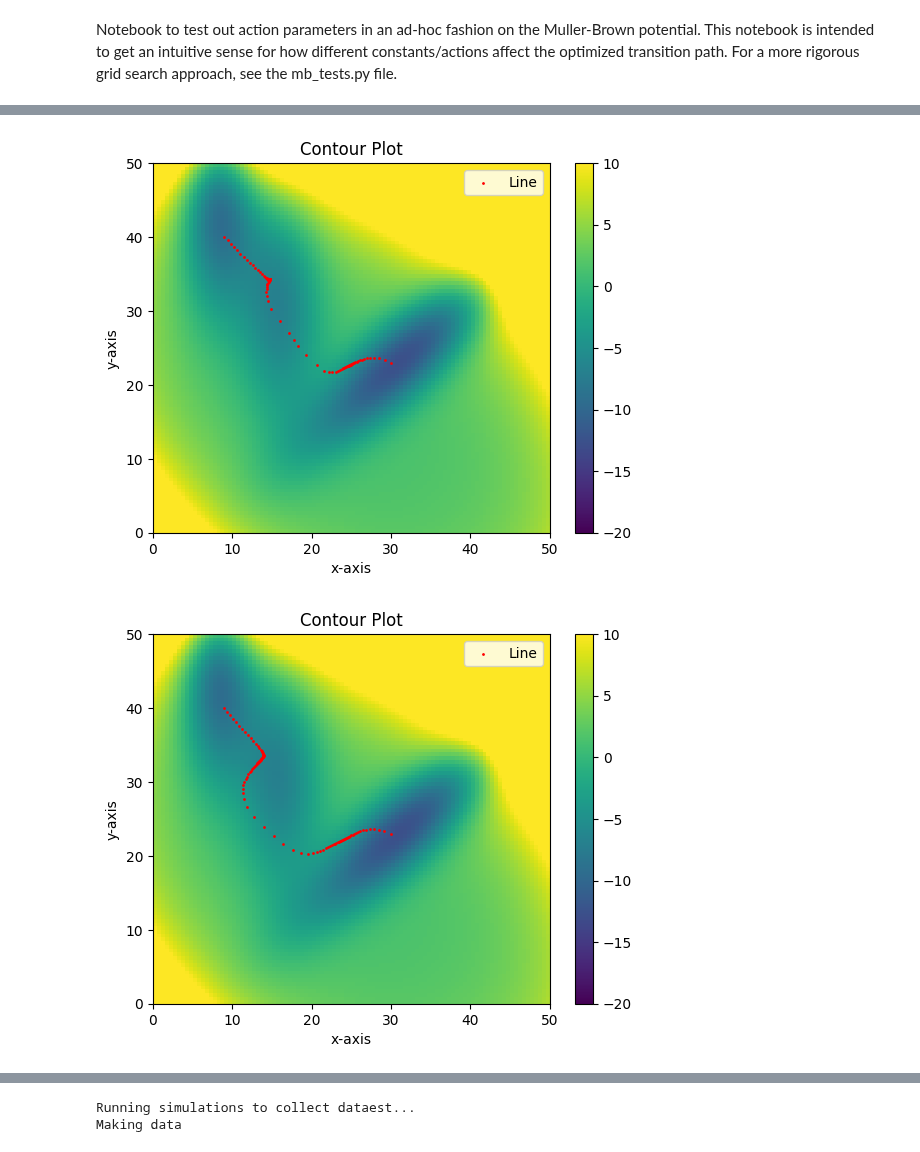
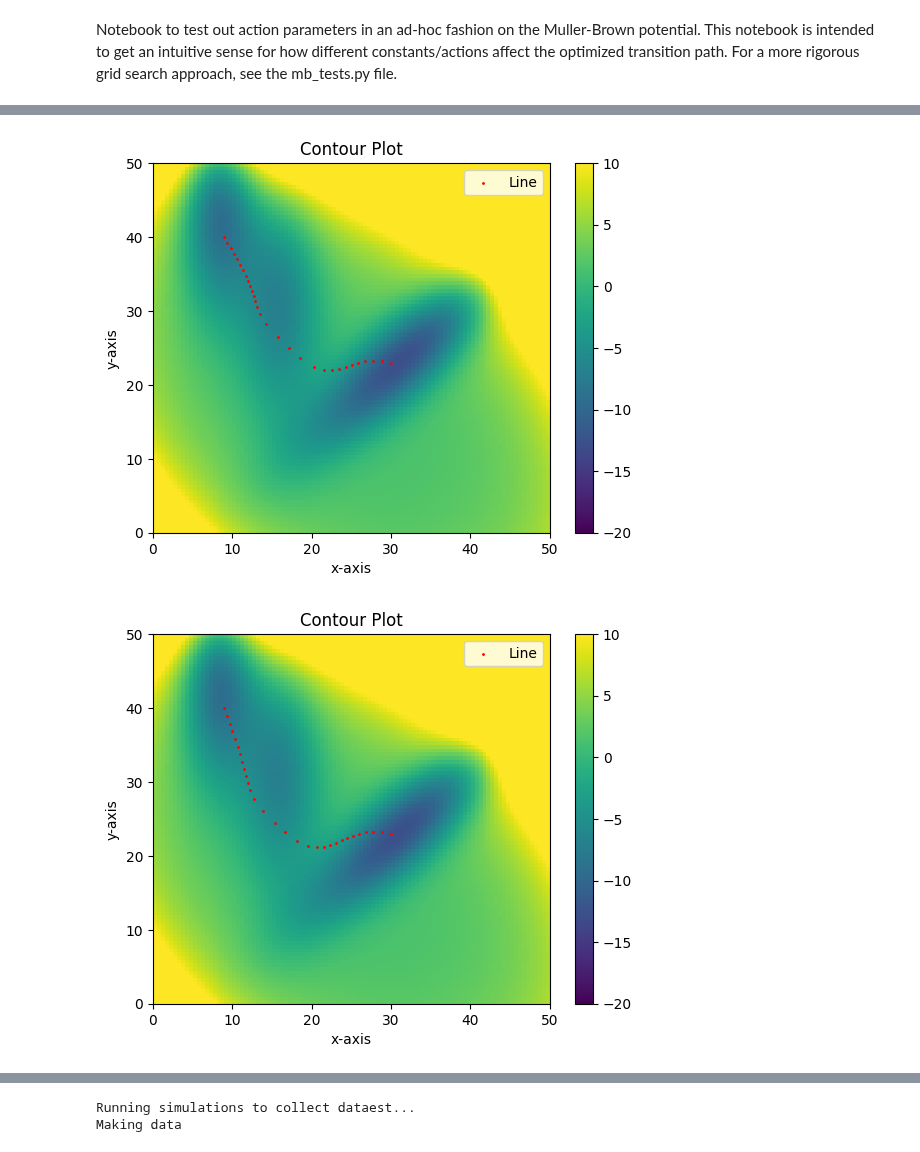
Before and after one commit to michael-psenka/OM-TPS, a Jupyter notebook: compare_actions.ipynb, the cells around one changed output, grey strips where cells are left out. Saved outputs shown, nothing was run; the diff lists cells and outputs as text; code cells hidden in the pictures.

```diff
--- a/compare_actions.ipynb
+++ b/compare_actions.ipynb
@@ -27,7 +27,7 @@ x0, xf = potential.initial_point.detach(), potential.final_point.detach()
 
 """Optimization Hyperparameters"""
 
-line_density = 100 # path length
+line_density = 30 # path length
 dt = 0.1 # time step to use in action
 gamma = torch.tensor(0.1) # gamma value to use in action
 D = torch.tensor(10) # diffusion coefficient to use in action
@@ -79,32 +79,32 @@ for i in tqdm(range(iterations)):
     if i % write_every == 0:
         draw_points = line_points.detach().cpu()
         # print(f"Total action for the step {i} is {(action).cpu().detach().numpy()}")
         num_points = 100
         x_values = torch.linspace(potential.Lx, potential.Hx , num_points)
         y_values = torch.linspace(potential.Ly, potential.Hy, num_points)
 
         x, y = torch.meshgrid(x_values.to(args.device), y_values.to(args.device))
         z = potential.U_split(x, y).cpu()
 
         fig, ax = plt.subplots()
         colorbar = ax.imshow(z, extent=(x_values.min(), x_values.max(), y_values.min(), y_values.max()), vmin=potential.U_min, vmax=potential.U_max, origin='lower', cmap='viridis', aspect='auto')
         ax.set(xlabel="x-axis", ylabel="y-axis", title="Contour Plot")
         plt.colorbar(colorbar)
 
         scatter_plot = ax.scatter(draw_points[:,0], draw_points[:,1], s=1, c='red', label='Line')
         # quiver_plot = ax.quiver(draw_points[:,0], draw_points[:,1], -grads[:,0], -grads[:,1], scale_units='xy', angles='xy', color='blue', alpha=0.7)
         ax.legend()
 
         fig.canvas.draw()
         image = np.frombuffer(fig.canvas.tostring_rgb(), dtype="uint8")
         image = image.reshape(
             fig.canvas.get_width_height()[::-1] + (3,)
         )
         gif_data.append(image)
 
 action_str = "S2" if action_func == S2Action else "simple"
 imageio.mimsave(f'MB_{action_str}_linedensity={line_density}_gamma={round(gamma.item(), 1)}_dt={round(dt, 1)}_D={round(D.item(), 1)}.gif', gif_data, fps=3)
 # %% [output]
 [figure]
-[figure, old version]
+[figure, new version]
-[figure, old version]
+[figure, new version]
```
Also changed, not shown: parts of 3 cells of this notebook, 2 other files.
